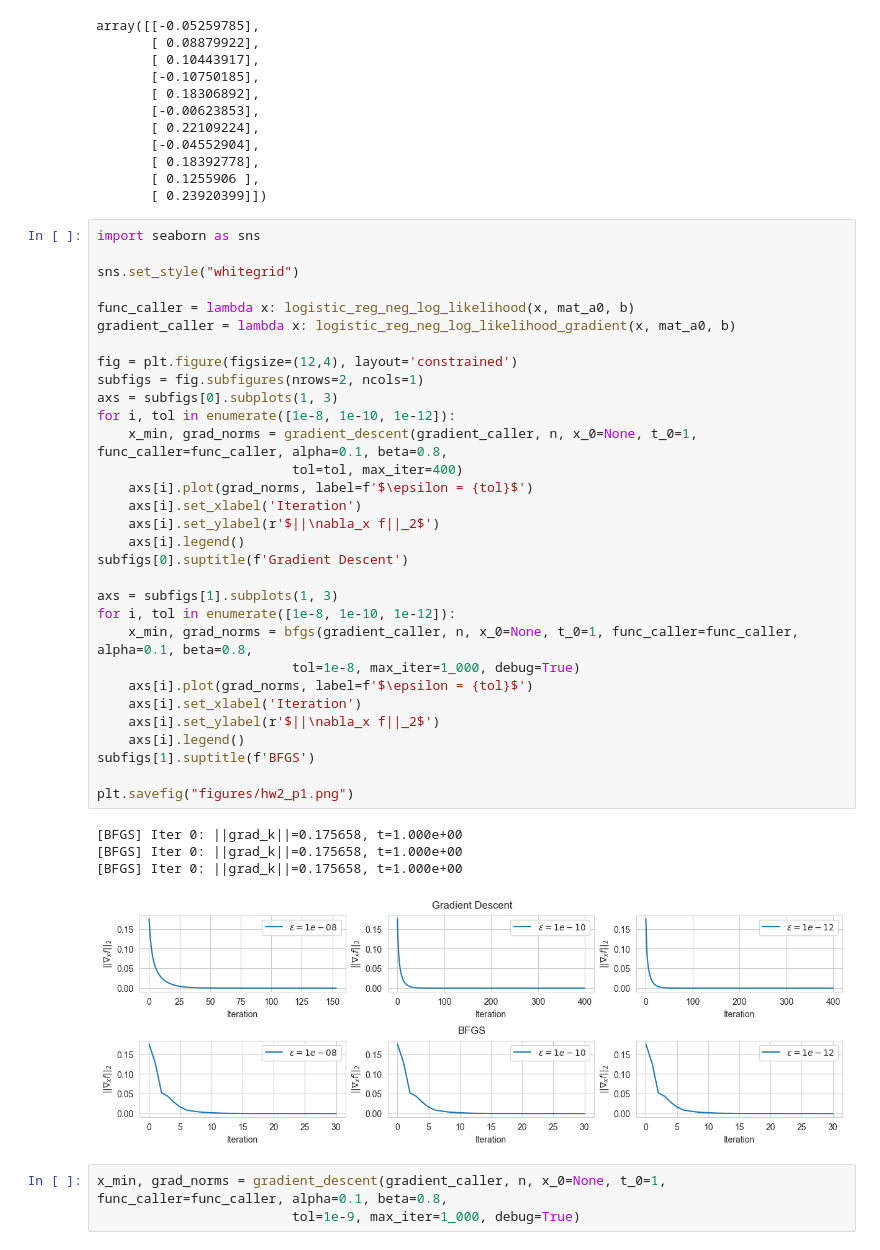
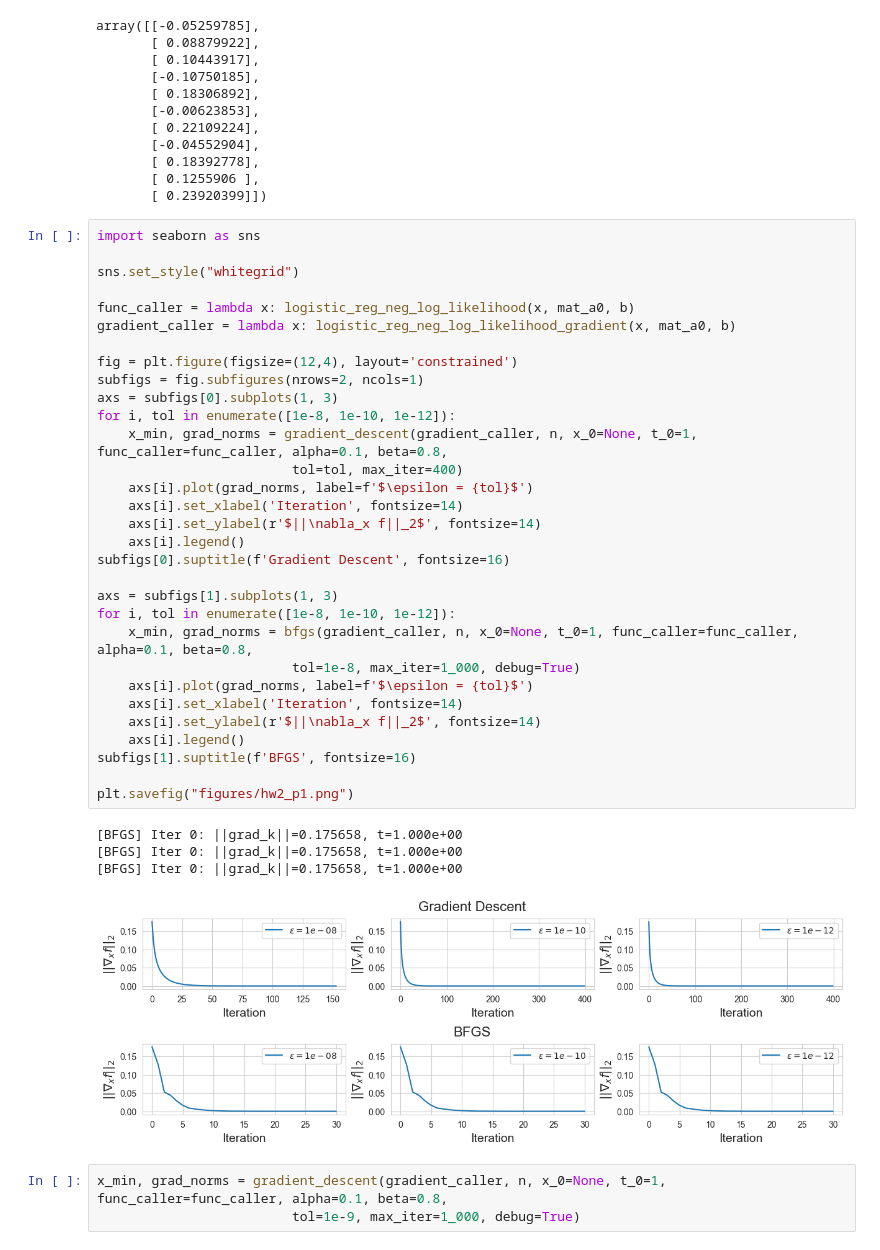
Before and after one commit to ab126/ConvexOpt, a Jupyter notebook: Hw2.ipynb, the cells around one changed output. Saved outputs shown, nothing was run; the diff lists cells and outputs as text.

```diff
--- a/Hw2.ipynb
+++ b/Hw2.ipynb
@@ -77,39 +53,39 @@ array([[-0.05259785],
 # %%
 import seaborn as sns
 
 sns.set_style("whitegrid")
 
 func_caller = lambda x: logistic_reg_neg_log_likelihood(x, mat_a0, b)
 gradient_caller = lambda x: logistic_reg_neg_log_likelihood_gradient(x, mat_a0, b)
 
 fig = plt.figure(figsize=(12,4), layout='constrained')
 subfigs = fig.subfigures(nrows=2, ncols=1)
 axs = subfigs[0].subplots(1, 3)
 for i, tol in enumerate([1e-8, 1e-10, 1e-12]):
     x_min, grad_norms = gradient_descent(gradient_caller, n, x_0=None, t_0=1, func_caller=func_caller, alpha=0.1, beta=0.8,
                          tol=tol, max_iter=400)
     axs[i].plot(grad_norms, label=f'$\epsilon = {tol}$')
-    axs[i].set_xlabel('Iteration')
-    axs[i].set_ylabel(r'$||\nabla_x f||_2$')
+    axs[i].set_xlabel('Iteration', fontsize=14)
+    axs[i].set_ylabel(r'$||\nabla_x f||_2$', fontsize=14)
     axs[i].legend()
-subfigs[0].suptitle(f'Gradient Descent')
+subfigs[0].suptitle(f'Gradient Descent', fontsize=16)
 
 axs = subfigs[1].subplots(1, 3)
 for i, tol in enumerate([1e-8, 1e-10, 1e-12]):
     x_min, grad_norms = bfgs(gradient_caller, n, x_0=None, t_0=1, func_caller=func_caller, alpha=0.1, beta=0.8,
                          tol=1e-8, max_iter=1_000, debug=True)
     axs[i].plot(grad_norms, label=f'$\epsilon = {tol}$')
-    axs[i].set_xlabel('Iteration')
-    axs[i].set_ylabel(r'$||\nabla_x f||_2$')
+    axs[i].set_xlabel('Iteration', fontsize=14)
+    axs[i].set_ylabel(r'$||\nabla_x f||_2$', fontsize=14)
     axs[i].legend()
-subfigs[1].suptitle(f'BFGS')
+subfigs[1].suptitle(f'BFGS', fontsize=16)
 
 plt.savefig("figures/hw2_p1.png")
 # %% [output]
 [BFGS] Iter 0: ||grad_k||=0.175658, t=1.000e+00
 [BFGS] Iter 0: ||grad_k||=0.175658, t=1.000e+00
 [BFGS] Iter 0: ||grad_k||=0.175658, t=1.000e+00
-[figure, old version]
+[figure, new version]
 # %%
 x_min, grad_norms = gradient_descent(gradient_caller, n, x_0=None, t_0=1, func_caller=func_caller, alpha=0.1, beta=0.8,
                          tol=1e-9, max_iter=1_000, debug=True)
```
Also changed, not shown: parts of 3 cells of this notebook, 2 other files.
